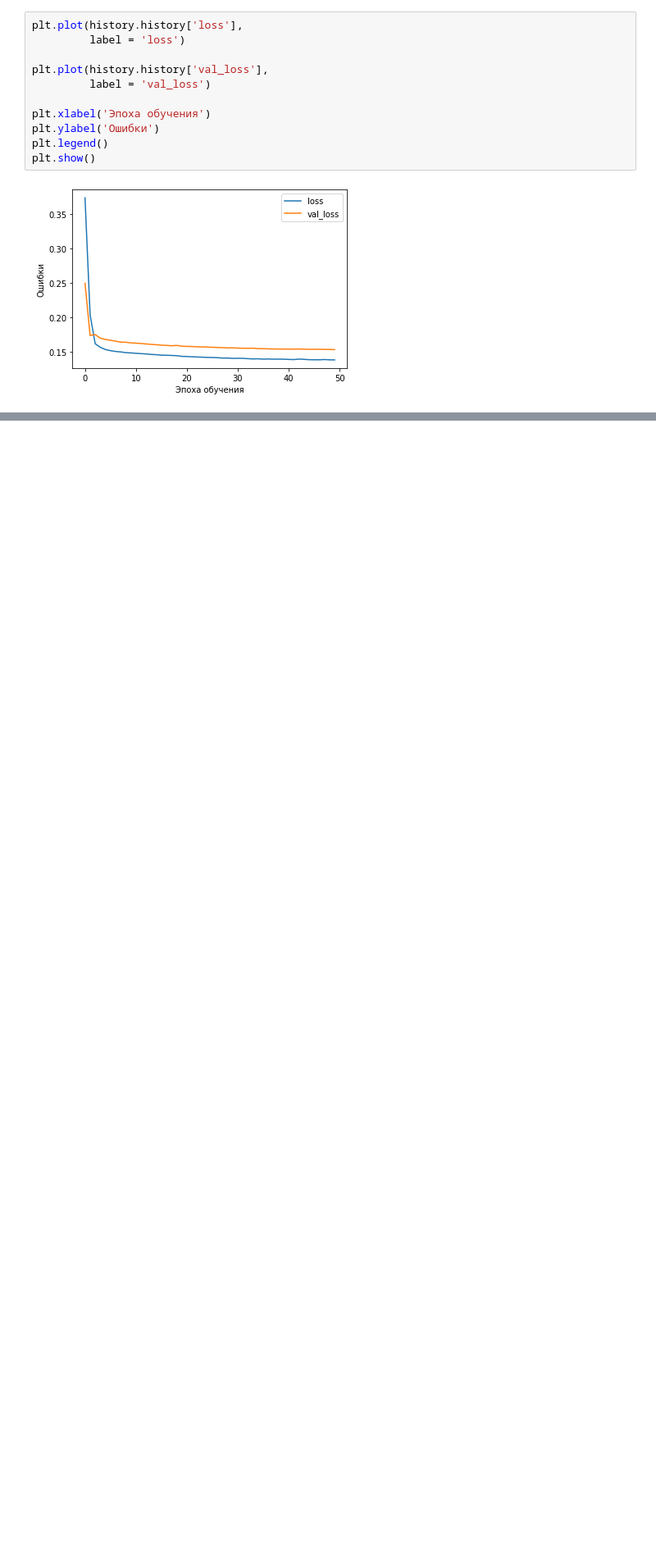
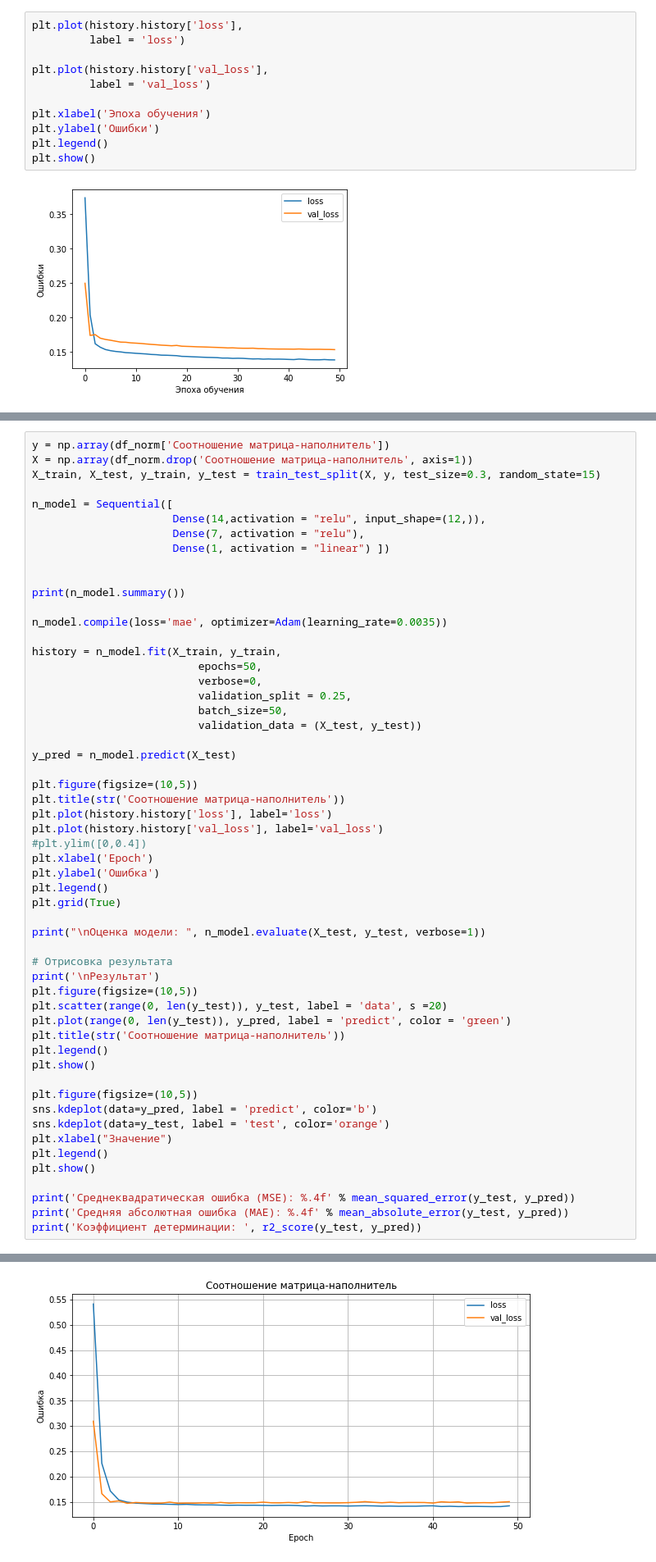
Before and after one commit to prsnm/ds, a Jupyter notebook: vkr.ipynb, the cells around one changed output, grey strips where cells are left out. Shown at 82% size. Saved outputs shown, nothing was run; the diff lists cells and outputs as text; blank space fills up the shorter version.

```diff
--- a/vkr.ipynb
+++ b/vkr.ipynb
@@ -516,0 +678,56 @@ plt.show()
+# %%
+y = np.array(df_norm['Соотношение матрица-наполнитель'])
+X = np.array(df_norm.drop('Соотношение матрица-наполнитель', axis=1))
+X_train, X_test, y_train, y_test = train_test_split(X, y, test_size=0.3, random_state=15)
+
+n_model = Sequential([
+                      Dense(14,activation = "relu", input_shape=(12,)),
+                      Dense(7, activation = "relu"),
+                      Dense(1, activation = "linear") ])
+
+
+print(n_model.summary())
+
+n_model.compile(loss='mae', optimizer=Adam(learning_rate=0.0035))
+
+history = n_model.fit(X_train, y_train,
+                          epochs=50,
+                          verbose=0,
+                          validation_split = 0.25,
+                          batch_size=50,
+                          validation_data = (X_test, y_test))
+
+y_pred = n_model.predict(X_test)
+
+plt.figure(figsize=(10,5))
+plt.title(str('Соотношение матрица-наполнитель'))
+plt.plot(history.history['loss'], label='loss')
+plt.plot(history.history['val_loss'], label='val_loss')
+#plt.ylim([0,0.4])
+plt.xlabel('Epoch')
+plt.ylabel('Ошибка')
+plt.legend()
+plt.grid(True)
+
+print("\nОценка модели: ", n_model.evaluate(X_test, y_test, verbose=1))
+
+# Отрисовка результата
+print('\nРезультат')
+plt.figure(figsize=(10,5))
+plt.scatter(range(0, len(y_test)), y_test, label = 'data', s =20)
+plt.plot(range(0, len(y_test)), y_pred, label = 'predict', color = 'green')
+plt.title(str('Соотношение матрица-наполнитель'))
+plt.legend()
+plt.show()
+
+plt.figure(figsize=(10,5))
+sns.kdeplot(data=y_pred, label = 'predict', color='b')
+sns.kdeplot(data=y_test, label = 'test', color='orange')
+plt.xlabel("Значение")
+plt.legend()
+plt.show()
+
+print('Среднеквадратическая ошибка (MSE): %.4f' % mean_squared_error(y_test, y_pred))
+print('Средняя абсолютная ошибка (MAE): %.4f' % mean_absolute_error(y_test, y_pred))
+print('Коэффициент детерминации: ', r2_score(y_test, y_pred))
+# %% [output]
@@ -516,0 +751 @@ plt.show()
+[figure, added]
```
Also changed, not shown: parts of 6 cells of this notebook.
